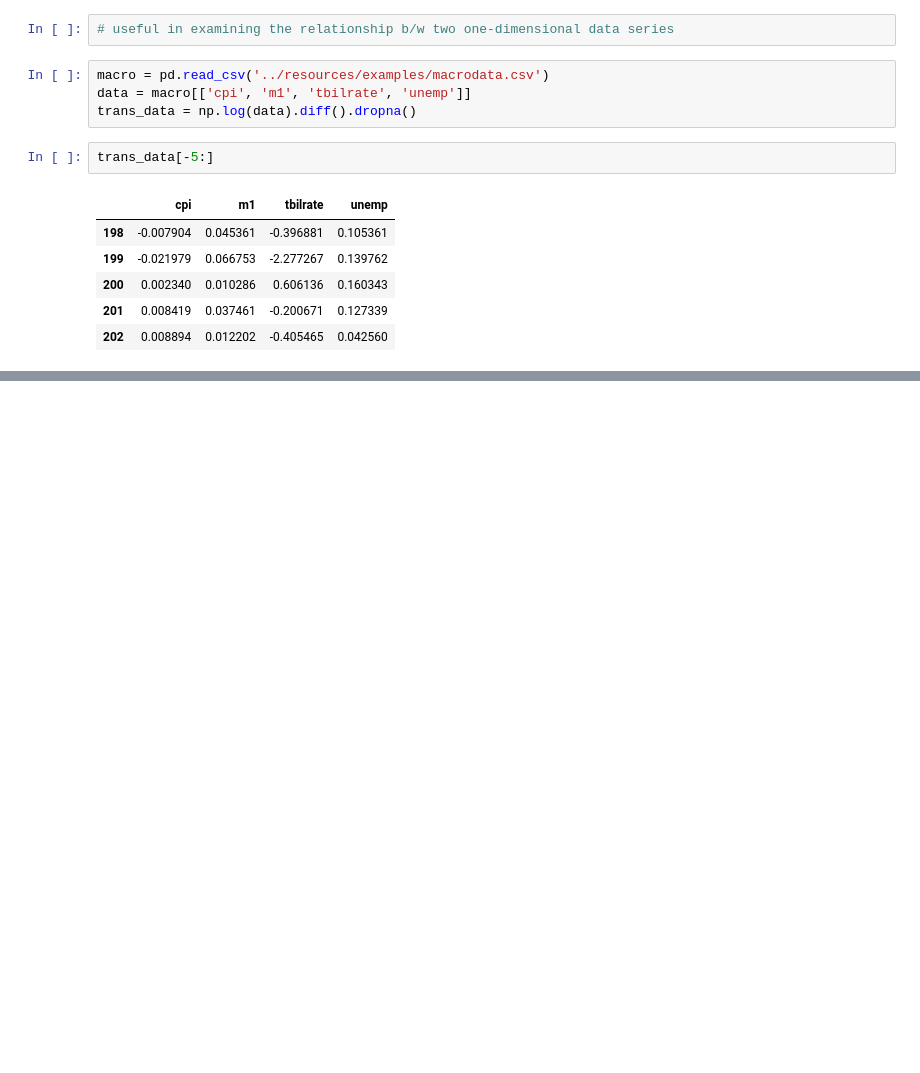
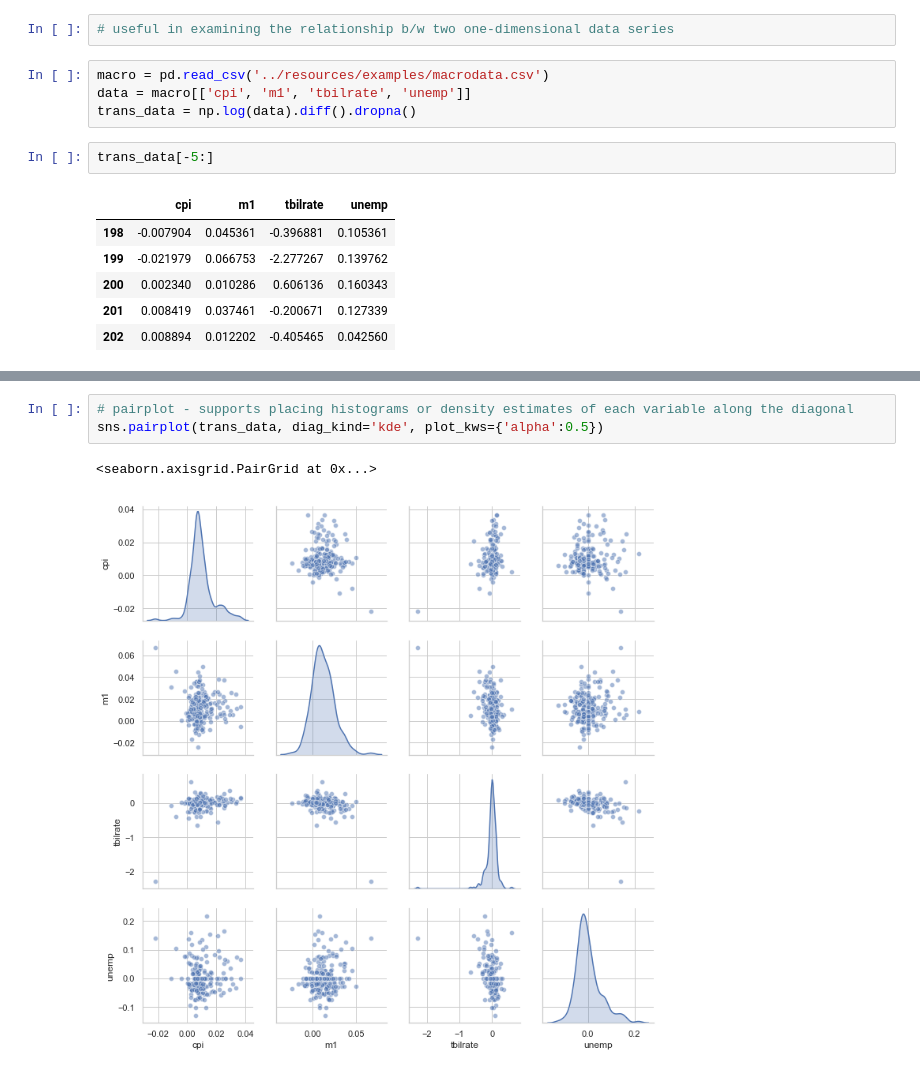
Before and after one commit to indrajeet007/Python-Data-Analysis-Notes, a Jupyter notebook: notebooks/Plotting with Pandas and Seaborn.ipynb, the cells around one changed output, grey strips where cells are left out. Drawn from its saved outputs; the diff is of its cells as text; blank space fills up the shorter version.

```diff
--- a/notebooks/Plotting with Pandas and Seaborn.ipynb
+++ b/notebooks/Plotting with Pandas and Seaborn.ipynb
@@ -270,0 +278,6 @@ trans_data[-5:]
+# %%
+# pairplot - supports placing histograms or density estimates of each variable along the diagonal
+sns.pairplot(trans_data, diag_kind='kde', plot_kws={'alpha':0.5})
+# %% [output]
+<seaborn.axisgrid.PairGrid at 0x...>
+[figure, added]
```
Also changed, not shown: parts of 20 cells of this notebook.
